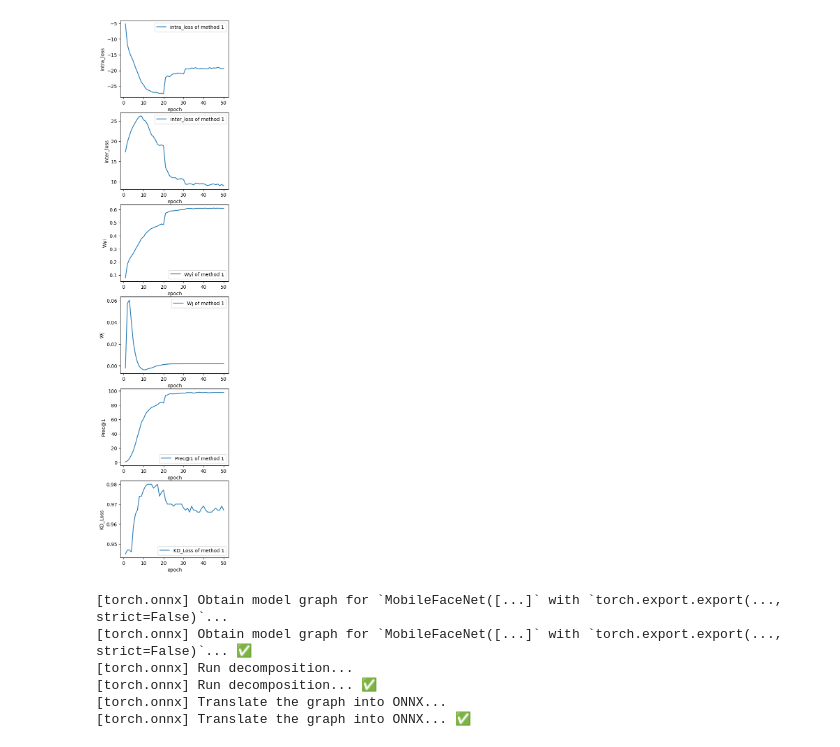
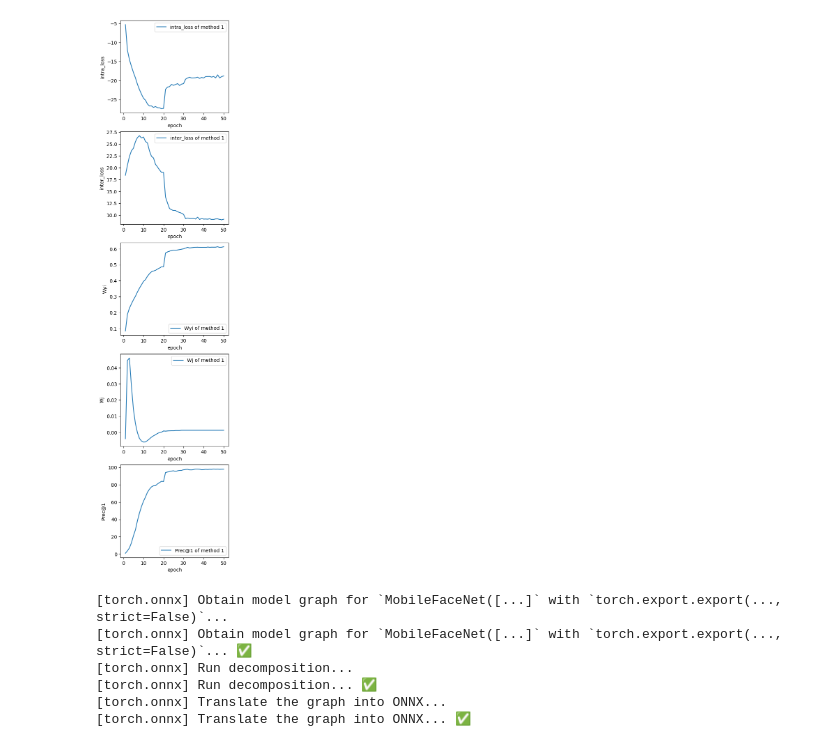
Before and after one commit to VHSkillPro/SFace_torch, a Jupyter notebook: test.ipynb, the cells around one changed output. Saved outputs shown, nothing was run; the diff lists cells and outputs as text; code cells hidden in the pictures.

```diff
--- a/test.ipynb
+++ b/test.ipynb
@@ -1,6 +1,6 @@
 # %%
 LOGS_PATH = [
-    "logs/mobilefacenet-sface_KD_CS-casia_downscale.txt",
+    "logs/mobilefacenet-sface_KD_MSE-casia_downscale.txt",
 ]
 
 train_logs = [
@@ -11,7 +11,6 @@ train_logs = [
         "Wyi": [],
         "Wj": [],
         "Prec1": [],
-        "KD_Loss": [],
     }
     for _ in range(len(LOGS_PATH))
 ]
@@ -25,7 +24,7 @@ for log_idx, log_path in enumerate(LOGS_PATH):
             if not line.startswith("Epoch"):
                 continue
 
-            blocks = line.strip(" \n").split("\t")
+            blocks = line.strip(" \n\t").split("\t")
             print(blocks)
             epoch = int(blocks[0].split(" ")[1])
             intra_loss = float(blocks[2].split(" ")[-1].strip("()"))
@@ -33,7 +32,6 @@ for log_idx, log_path in enumerate(LOGS_PATH):
             Wyi = float(blocks[4].split(" ")[-1].strip("()"))
             Wj = float(blocks[5].split(" ")[-1].strip("()"))
             Prec1 = float(blocks[6].split(" ")[-1].strip("()"))
-            KDLoss = float(blocks[7].split(" ")[-1].strip("()"))
 
             train_logs[log_idx]["epoch"].append(epoch)
             train_logs[log_idx]["intra_loss"].append(intra_loss)
@@ -41,7 +39,6 @@ for log_idx, log_path in enumerate(LOGS_PATH):
             train_logs[log_idx]["Wyi"].append(Wyi)
             train_logs[log_idx]["Wj"].append(Wj)
             train_logs[log_idx]["Prec1"].append(Prec1)
-            train_logs[log_idx]["KD_Loss"].append(KDLoss)
 
         fi.close()
 # %% [output]
@@ -65,7 +62,7 @@ for log_idx, log_path in enumerate(LOGS_PATH):
 # %%
 from matplotlib import pyplot as plt
 
-fig, axs = plt.subplots(6, 1, figsize=(4, 20))
+fig, axs = plt.subplots(5, 1, figsize=(4, 20))
 
 for log_idx, log_path in enumerate(LOGS_PATH):
     train_log = train_logs[log_idx]
@@ -76,36 +73,33 @@ for log_idx, log_path in enumerate(LOGS_PATH):
         "Wyi": [],
         "Wj": [],
         "Prec@1": [],
-        "KD_Loss": [],
     }
 
     for epoch in range(1, 51):
         train_log["epoch"].reverse()
         idx = (len(train_log["epoch"]) - 1) - train_log["epoch"].index(epoch)
         train_log["epoch"].reverse()
 
         log["epoch"].append(train_log["epoch"][idx])
         log["intra_loss"].append(train_log["intra_loss"][idx])
         log["inter_loss"].append(train_log["inter_loss"][idx])
         log["Wyi"].append(train_log["Wyi"][idx])
         log["Wj"].append(train_log["Wj"][idx])
         log["Prec@1"].append(train_log["Prec1"][idx])
-        log["KD_Loss"].append(train_log["KD_Loss"][idx])
 
     axs[0].plot(
         log["epoch"], log["intra_loss"], label=f"intra_loss of method {log_idx + 1}"
     )
     axs[1].plot(
         log["epoch"], log["inter_loss"], label=f"inter_loss of method {log_idx + 1}"
     )
     axs[2].plot(log["epoch"], log["Wyi"], label=f"Wyi of method {log_idx + 1}")
     axs[3].plot(log["epoch"], log["Wj"], label=f"Wj of method {log_idx + 1}")
     axs[4].plot(log["epoch"], log["Prec@1"], label=f"Prec@1 of method {log_idx + 1}")
-    axs[5].plot(log["epoch"], log["KD_Loss"], label=f"KD_Loss of method {log_idx + 1}")
     for idx, ax in enumerate(axs):
         ax.legend()
         ax.set_xlabel("epoch")
         ax.set_ylabel(f"{list(log.keys())[idx + 1]}")
 # %% [output]
-[figure, old version]
+[figure, new version]
 # %%
```
Also changed, not shown: parts of 2 cells of this notebook, 3 other files.
